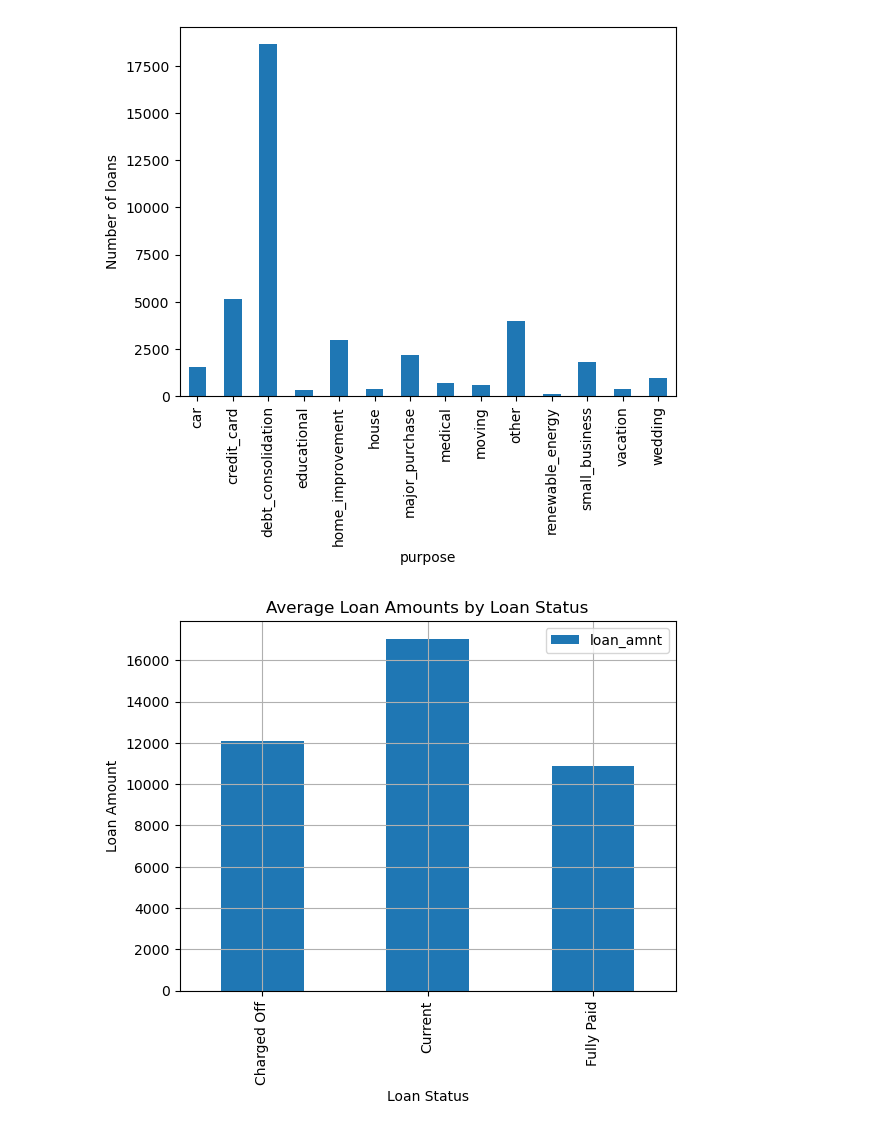
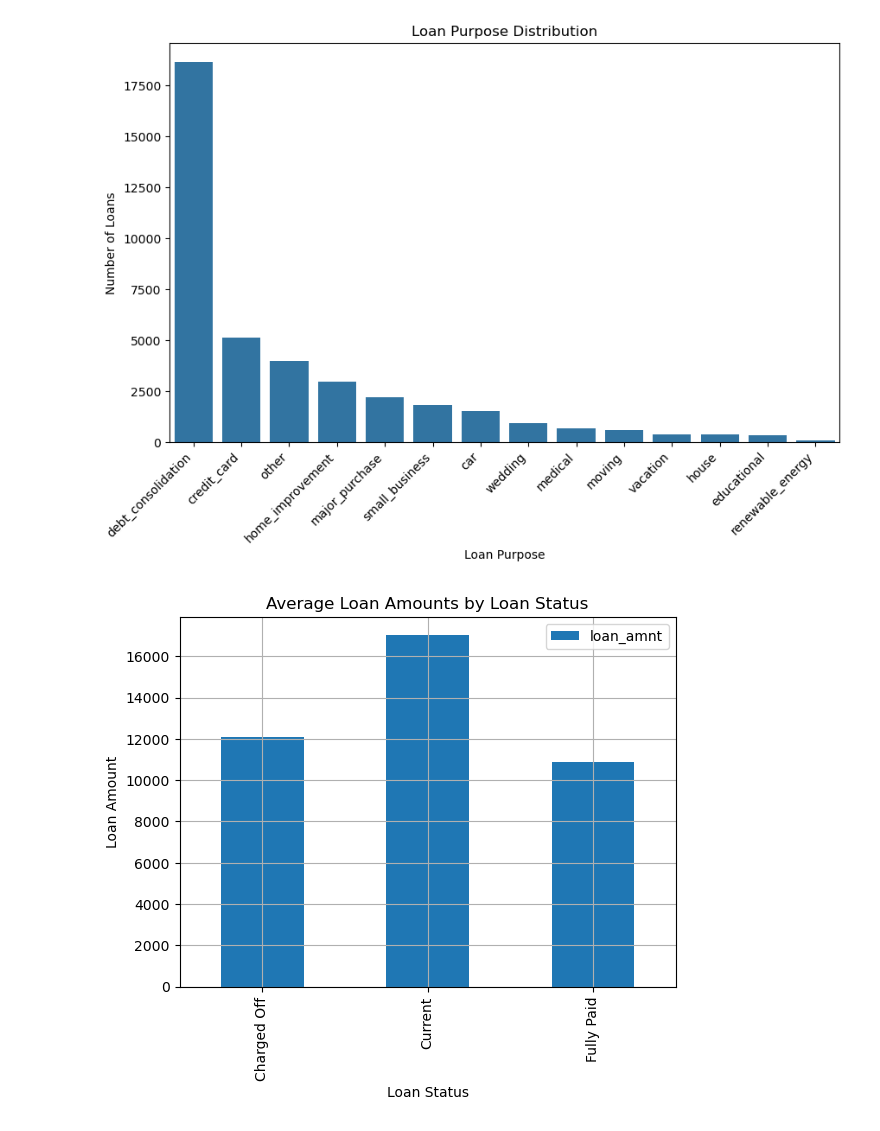
Before and after one commit to maheshh22/LendingClub, a Jupyter notebook: Lending_club.ipynb, the cells around one changed output. Cells and saved outputs as stored; diff of their text form; code cells hidden in the pictures.

```diff
--- a/Lending_club.ipynb
+++ b/Lending_club.ipynb
@@ -3,13 +28,15 @@
 # %%
+# Import requireed python libraries
 import numpy as np
 import pandas as pd
 import matplotlib.pyplot as plt
-import sketch
 import seaborn as sns
 
-df = pd.read_csv('loan.csv')
-
-# dropping columns with complete null values
+#read data from CSV file. Python file and CSV file needs to be in the same location
+df = pd.read_csv('loan.csv',low_memory=False)
+#Check how many null values are present in each column
+df.isnull().sum()
+# dropping columns with complete null values.More than 50 columns have complete null values.
 df.dropna(axis=1, how='all', inplace=True)
 
 # Drop columns where all values are zeros
@@ -21,9 +48,9 @@ df.drop('application_type',axis=1,inplace=True)
 df['pymnt_plan'].value_counts()
 # drop pymnt_plan column as it has no significance - it has only value n
 df.drop('pymnt_plan',axis=1,inplace=True)
+# dropping columns with less significance. Columns that do not contin meaningful values or only one type of values
 df.drop('url',axis=1,inplace=True)
 df.drop('desc',axis=1,inplace=True)
-# dropping columns with less significance and
 df.drop('title',axis=1,inplace=True)
 df.drop('initial_list_status',axis=1,inplace=True)
 df.drop('tax_liens',axis=1,inplace=True)
@@ -32,11 +91,19 @@ df.drop('chargeoff_within_12_mths',axis=1,inplace=True)
 # %%
 #univariate analysis
-loan_purpose = df.groupby('purpose')['member_id'].count()
-loan_purpose.plot(kind='bar')
 
-plt.xticks(rotation=90)
-plt.ylabel('Number of loans')
+#Loan Purpose Distribution
+
+# Calculate the frequency distribution of loan purposes
+purpose_counts = df['purpose'].value_counts()
+
+# Create a bar chart
+plt.figure(figsize=(10, 6))
+sns.barplot(x=purpose_counts.index, y=purpose_counts.values)
+plt.title('Loan Purpose Distribution')
+plt.xlabel('Loan Purpose')
+plt.ylabel('Number of Loans')
+plt.xticks(rotation=45, ha='right')
 plt.show()
 # %% [output]
-[figure, old version]
+[figure, new version]
 # %%
```
Also changed, not shown: parts of 13 cells of this notebook.
